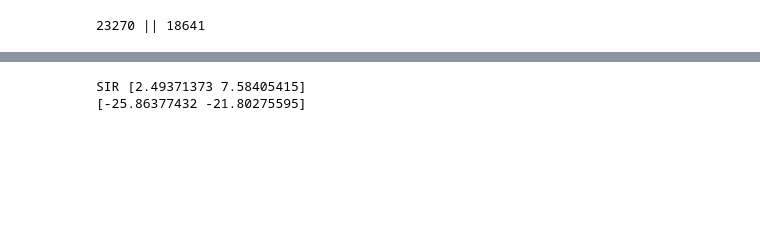
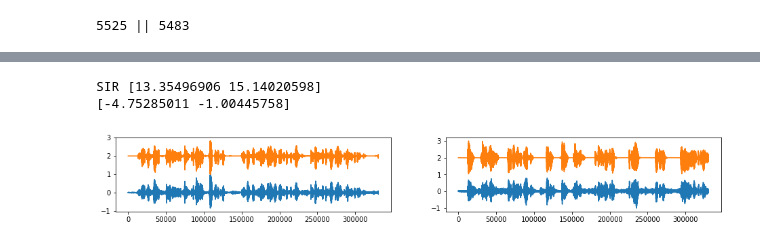
Before and after one commit to SensorsAudioINI/SpikeSeparation, a Jupyter notebook: GCC_spikes.ipynb, the cells around one changed output, grey strips where cells are left out. Cells and saved outputs as stored; diff of their text form; code cells hidden in the pictures; blank space fills up the shorter version.

```diff
--- a/GCC_spikes.ipynb
+++ b/GCC_spikes.ipynb
@@ -246,18 +265,20 @@ AFTER: -0.568 || -0.5241
 # %%
-ch0 = np.array([0,1,2,5,6,3])
-ch1 = np.array([0,1,2,5,6,3])
+ch0 = np.array([0,1,2,5,6])
+ch1 = np.array([0,1,2,5,6])
 
-_, _, vad_slice = triggers(sample, sampleRate, hopSize, JIT)
+_, _, vad_slice = triggers(sample, sampleRate, hopSize, 0)
 _, _, spec_slice = triggers(sample, sampleRate, hopSize)
 x_spec = x_spec[:, :len(vad1), :]
+recons = []
 
-recons = []
 for vad, ch in zip([vad1, vad2], [ch0, ch1]):
     # vad = vad[vad_slice]
     vad = np.expand_dims(np.expand_dims(break_small(vad, BW), 0), -1)
     # vad = np.concatenate([vad[:, vad_slice[0]], vad[:, vad_slice[1]]], axis=1)
     xx = []
     for v_sl, x_sl in zip(vad_slice, spec_slice):
+#         plt.figure()
+#         plt.imshow(vad[0, v_sl], aspect='auto')
         xx += [x_spec[ch, x_sl] * vad[:, v_sl]]
     # x_spec_a = x_spec[:, spec_slice]
     # x_spec_a = x_spec_a[:, :vad.shape[1]]
@@ -266,8 +287,8 @@ for vad, ch in zip([vad1, vad2], [ch0, ch1]):
     w = step_bf(x_spec_b, ll1)
     recons.append(np.einsum('ab,acb->ca', np.conj(w), x_spec_b))
 
-recons[0] = istft(recons[0].T, hopSize, window=np.hanning)
-recons[1] = istft(recons[1].T, hopSize, window=np.hanning)
+recons[0] = istft(recons[0].T, hop_length=hopSize, window=np.hanning)
+recons[1] = istft(recons[1].T, hop_length=hopSize, window=np.hanning)
 # %%
 # correct for filter length
 init1 = 0
@@ -289,41 +310,42 @@ j0 = np.argmax(pp) - end
 print("{} || {}".format(j0, j1))
 
 if j0 > 0:
     recons0 = recons0[j0:]
 else:
     groundtruth11 = groundtruth11[abs(j0):]
 
 if j1 > 0:
     recons1 = recons1[j1:]
 else:
     groundtruth88 = groundtruth88[abs(j1):]
 min_len = np.min([len(recons0), len(recons1), len(groundtruth11), len(groundtruth88)])
 recons0 = recons0[:min_len]
 recons1 = recons1[:min_len]
 groundtruth11 = groundtruth11[:min_len]
 groundtruth88 = groundtruth88[:min_len]
 
-# fig = plt.figure(figsize=(16,2))
-# ax = fig.add_subplot(1,2,1)
-# ax.plot(recons0 / np.max(abs(recons0)))
-# ax.plot(groundtruth11 / np.max(np.abs(groundtruth11)))
-# # ax.plot(whisper[:, 0] / np.max(np.abs(whisper[:, 0])))
-# ax = fig.add_subplot(1,2,2)
-# ax.plot(recons1 / np.max(abs(recons1)))
-# ax.plot(groundtruth88 / np.max(np.abs(groundtruth88)))
+fig = plt.figure(figsize=(16,2))
+ax = fig.add_subplot(1,2,1)
+ax.plot(recons0 / np.max(abs(recons0)))
+ax.plot(groundtruth11 / np.max(np.abs(groundtruth11)) + 2)
+# ax.plot(whisper[:, 0] / np.max(np.abs(whisper[:, 0])))
+ax = fig.add_subplot(1,2,2)
+ax.plot(recons1 / np.max(abs(recons1)))
+ax.plot(groundtruth88 / np.max(np.abs(groundtruth88)) + 2)
 
 ipd.display(ipd.Audio(recons0[:200000], rate=sampleRate))
 ipd.display(ipd.Audio(recons1[:200000], rate=sampleRate))
 ipd.display(ipd.Audio(groundtruth11[:200000], rate=sampleRate))
 ipd.display(ipd.Audio(groundtruth88[:200000], rate=sampleRate))
 sdr, sir, sar, perm = mir_eval.separation.bss_eval_sources(np.array([groundtruth11, groundtruth88]), np.array([recons0, recons1]))
 print("SIR {}".format(sir))
 print(sdr)
 # %% [output]
-23270 || 18641
+5525 || 5483
 [interactive output not drawn]
 [interactive output not drawn]
 [interactive output not drawn]
 [interactive output not drawn]
-SIR [2.49371373 7.58405415]
-[-25.86377432 -21.80275595]
+SIR [13.35496906 15.14020598]
+[-4.75285011 -1.00445758]
+[figure, added]
```
Also changed, not shown: parts of 8 cells of this notebook, 8 other files.
